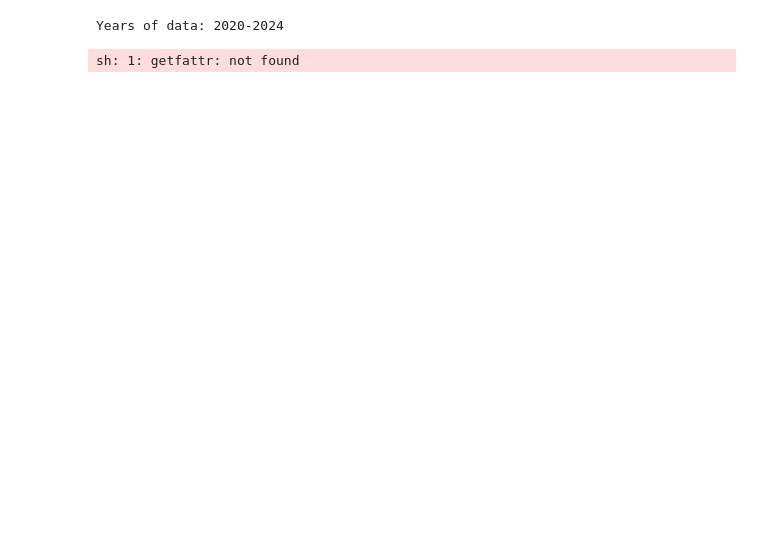
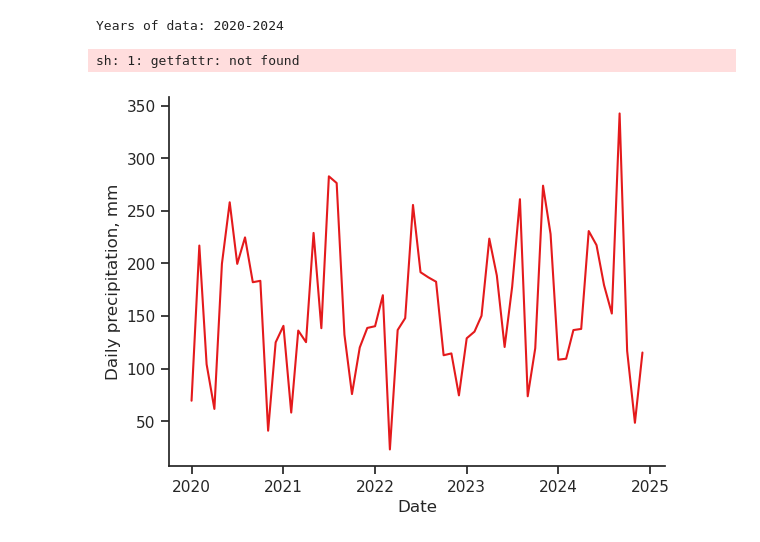
Before and after one commit to gampnico/oggm-scripts, a Jupyter notebook: notebooks/desp_stream.ipynb, the cells around one changed output. Drawn from its saved outputs; the diff is of its cells as text; code cells hidden in the pictures; blank space fills up the shorter version.

Commit message:
fix: switch to new desp functionality, add plots

```diff
--- a/notebooks/desp_stream.ipynb
+++ b/notebooks/desp_stream.ipynb
@@ -10,7 +10,8 @@ from oggm import (
 
 )
 from dtcg.datacube import desp_era5
-
+import seaborn as sns
+sns.set_theme(style="ticks", rc={"axes.spines.right": False, "axes.spines.top": False})
 # plt.rcParams["image.cmap"] = "Set1"
 plt.rcParams["axes.prop_cycle"] = plt.cycler(color=plt.cm.Set1.colors)
 # %%
@@ -96,3 +96,11 @@ print(f"Years of data: {ds.yr_0}-{ds.yr_1}")
 # %% [output]
 Years of data: 2020-2024
 sh: 1: getfattr: not found
+# %%
+import matplotlib.pyplot as plt
+
+fig = sns.lineplot(data=ds, x="time", y="prcp")
+fig.set_ylabel("Daily precipitation, mm")
+fig.set_xlabel("Date");
+# %% [output]
+[figure, added]
```
Also changed, not shown: parts of 5 cells of this notebook.
